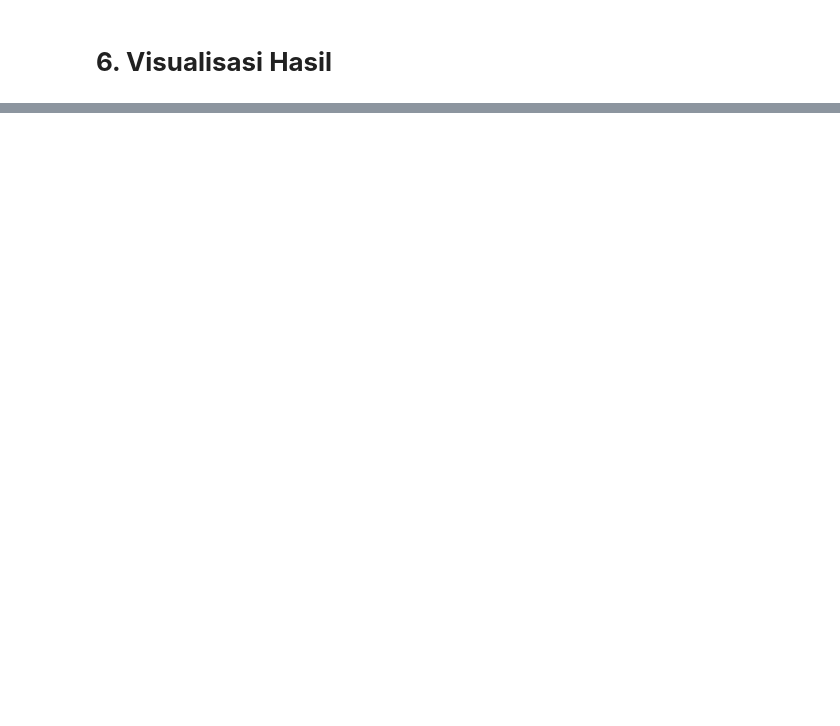
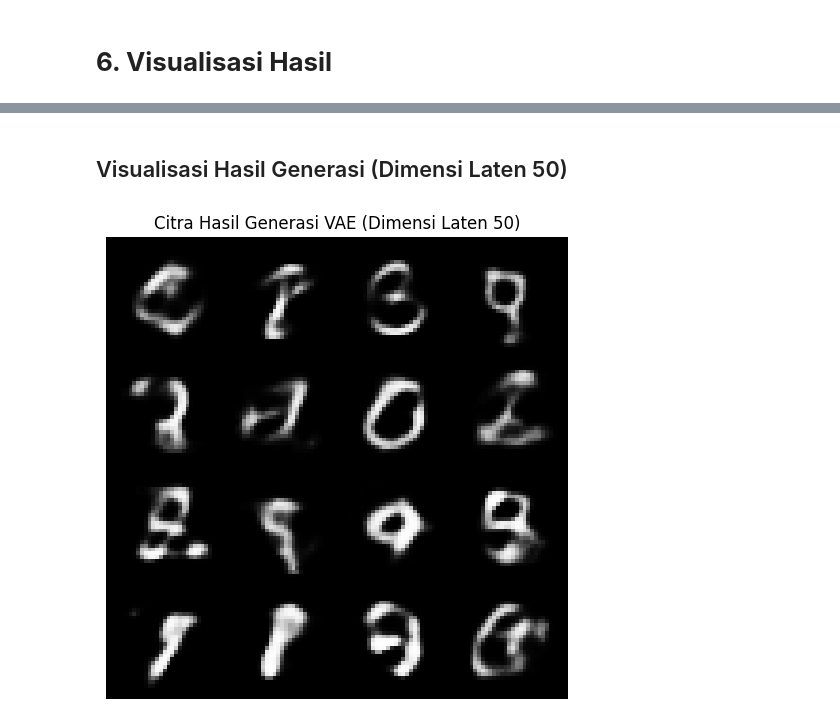
Before and after one commit to WahyuKhairi06/DeepLearning-WahyuKhairi-2311531009, a Jupyter notebook: Praktikum 9/VAE_Praktikum.ipynb, the cells around one changed output, grey strips where cells are left out. Cells and saved outputs as stored; diff of their text form; code cells hidden in the pictures; blank space fills up the shorter version.

```diff
--- a/Praktikum 9/VAE_Praktikum.ipynb
+++ b/Praktikum 9/VAE_Praktikum.ipynb
@@ -101,0 +162,12 @@ with torch.no_grad():
+# %%
+model.eval()
+
+with torch.no_grad():
+    z = torch.randn(16, 10)  # Generate 16 random latent vectors of dimension 10
+    sample = model.decode(z).view(-1, 1, 28, 28)
+    grid = torchvision.utils.make_grid(sample, nrow=4)
+    plt.figure(figsize=(6,6))
+    plt.imshow(grid.permute(1, 2, 0))
+    plt.title("Citra Hasil Generasi VAE (Dimensi Laten 10)")
+    plt.axis('off')
+    plt.show()
@@ -101,0 +209,18 @@ with torch.no_grad():
+# %%
+model = VAE() # Reinitialize model with latent dimension 50
+optimizer = torch.optim.Adam(model.parameters(), lr=1e-3) # Reinitialize optimizer
+
+epochs = 10
+for epoch in range(epochs):
+    train_loss = 0
+    for data, _ in trainloader:
+        data = data.view(-1, 784)
+        recon_batch, mu, logvar = model(data)
+        loss = loss_function(recon_batch, data, mu, logvar)
+
+        optimizer.zero_grad()
+        loss.backward()
+        train_loss += loss.item()
+        optimizer.step()
+
+    print(f'Epoch [{epoch+1}/{epochs}], Loss: {train_loss/len(trainloader.dataset):.4f}')
@@ -101,0 +238,16 @@ with torch.no_grad():
+# %% [markdown]
+## Visualisasi Hasil Generasi (Dimensi Laten 50)
+# %%
+model.eval()
+
+with torch.no_grad():
+    z = torch.randn(16, 50)  # Generate 16 random latent vectors of dimension 50
+    sample = model.decode(z).view(-1, 1, 28, 28)
+    grid = torchvision.utils.make_grid(sample, nrow=4)
+    plt.figure(figsize=(6,6))
+    plt.imshow(grid.permute(1, 2, 0))
+    plt.title("Citra Hasil Generasi VAE (Dimensi Laten 50)")
+    plt.axis('off')
+    plt.show()
+# %% [output]
+[figure, added]
```
Also changed, not shown: parts of 11 cells of this notebook.
